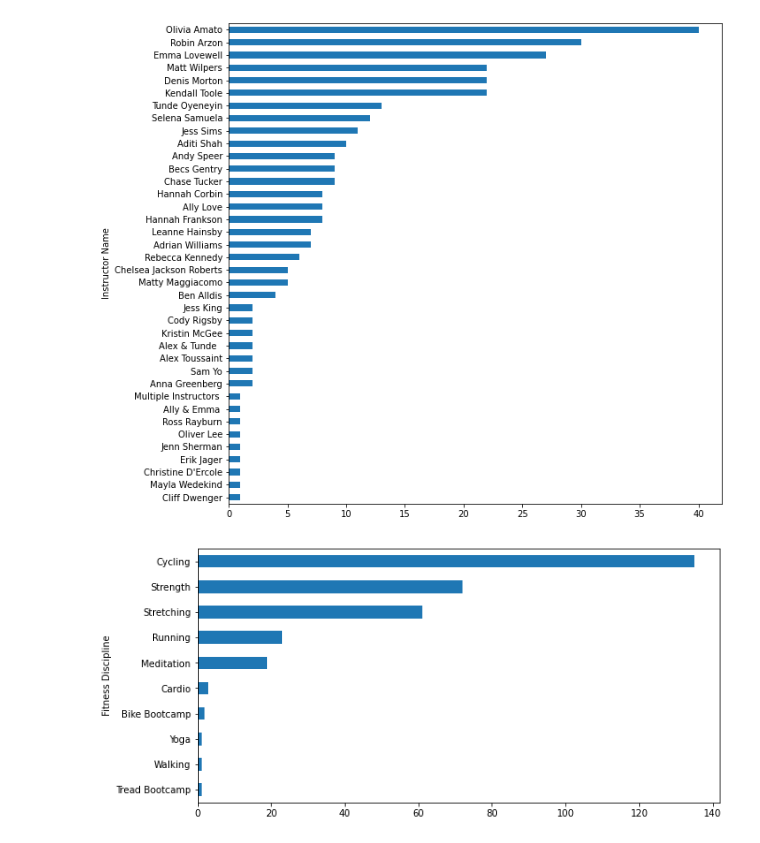
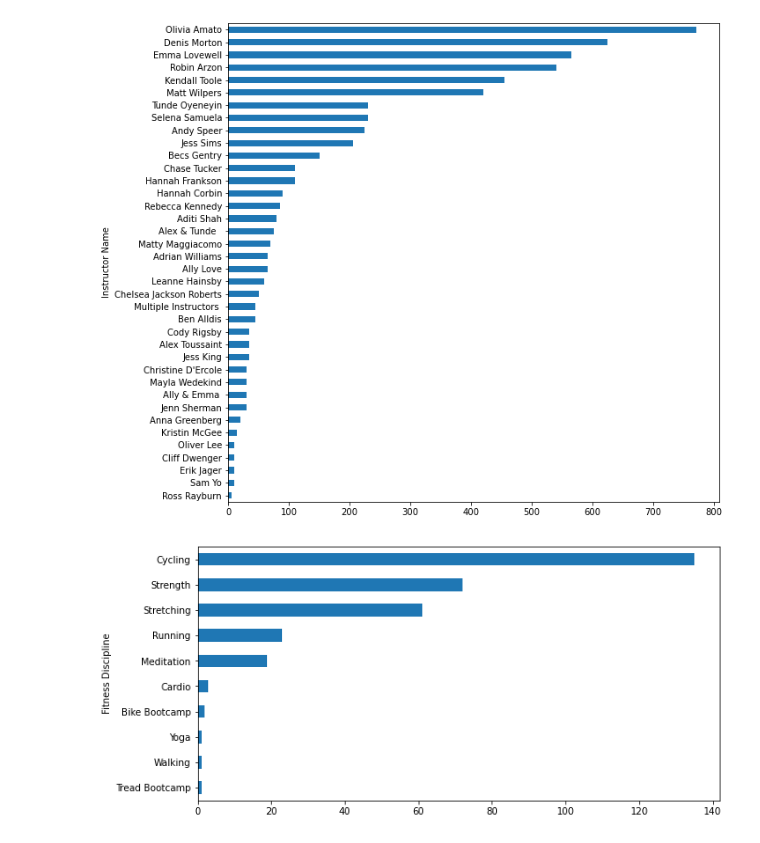
Before and after one commit to tbreloff/pelonalysis, a Jupyter notebook: notebooks/peloton.ipynb, the cells around one changed output. Cells and saved outputs as stored; diff of their text form; code cells hidden in the pictures.

Commit message:
minutes barh

```diff
--- a/notebooks/peloton.ipynb
+++ b/notebooks/peloton.ipynb
@@ -18,6 +18,6 @@ from pelonalysis import *
 # %%
 # load the data... note this expects the file at /path/to/pelonalysis/data/data.csv... pass in your filename if its elsewhere
-df = load_dataframe()
+df = pelonalysis.load_dataframe()
 df.head(1)
 # %% [output]
 |  | Workout Timestamp | Live/On-Demand | Instructor Name | Length (minutes) | Fitness Discipline | Type | ... |
@@ -52,5 +52,5 @@ plot_workouts_vs_ftp(df)
 # %%
-barh_by_group(df, 'Instructor Name', figsize=(10,10))
+pelonalysis.minutes_barh_by_group(df, 'Instructor Name', figsize=(10,10))
 # %% [output]
-[figure, old version]
+[figure, new version]
 # %%
```
Also changed, not shown: parts of 6 cells of this notebook, 1 other file.
